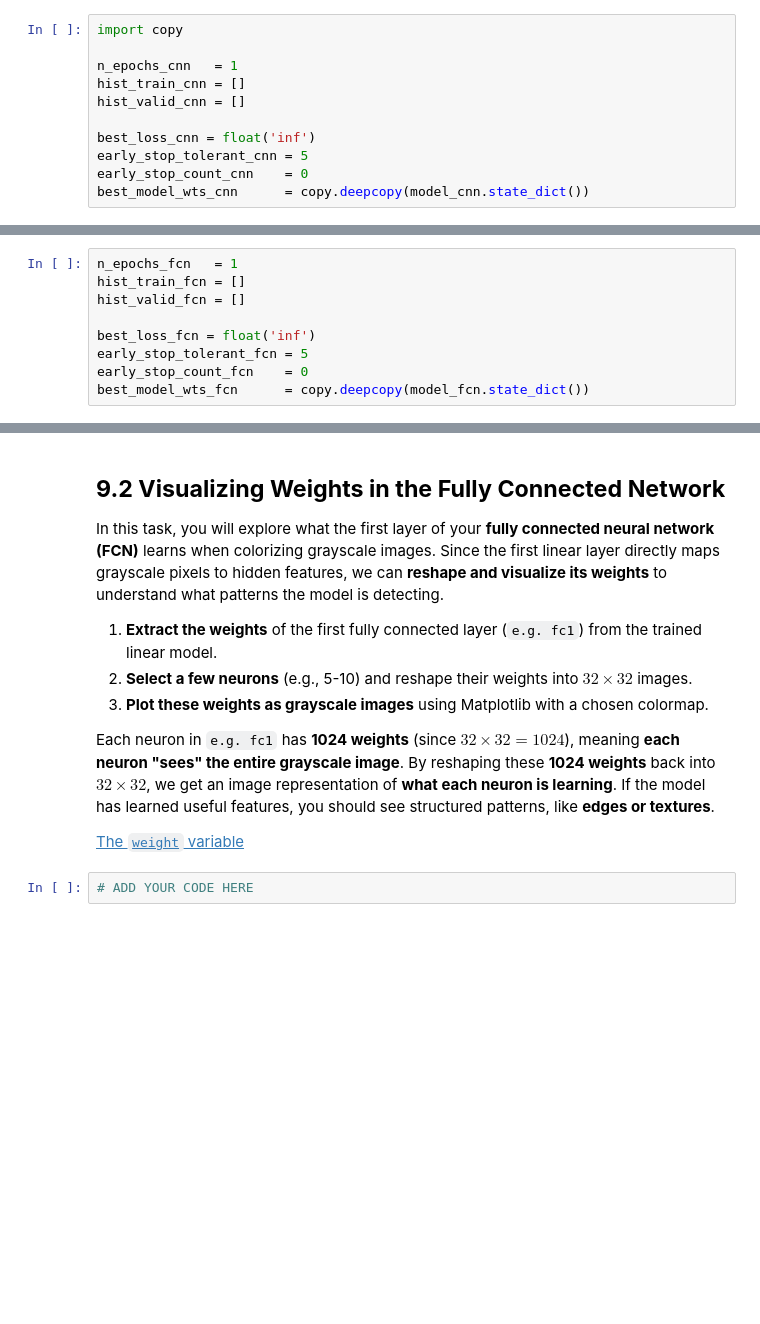
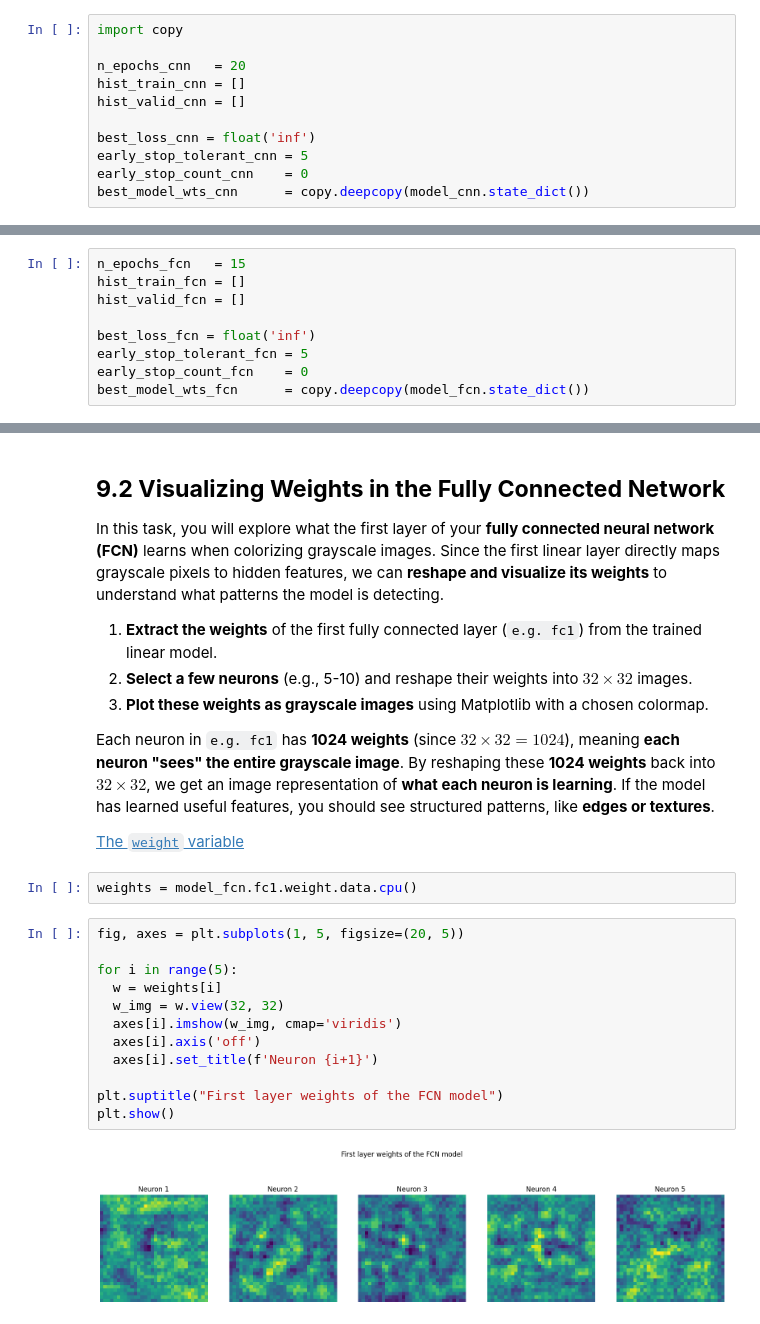
Before and after one commit to x3gan/elte-msc, a Jupyter notebook: Deep Network Development/HW1_Image_Colorization_24_25.ipynb, the cells around one changed output, grey strips where cells are left out. Saved outputs shown, nothing was run; the diff lists cells and outputs as text; blank space fills up the shorter version.

```diff
--- a/Deep Network Development/HW1_Image_Colorization_24_25.ipynb
+++ b/Deep Network Development/HW1_Image_Colorization_24_25.ipynb
@@ -644,7 +644,7 @@ When implementing the training loop, ensure the following key aspects are includ
 # %%
 import copy
 
-n_epochs_cnn   = 1
+n_epochs_cnn   = 20
 hist_train_cnn = []
 hist_valid_cnn = []
 
@@ -711,5 +710,5 @@ KeyboardInterrupt:
 # %%
-n_epochs_fcn   = 1
+n_epochs_fcn   = 15
 hist_train_fcn = []
 hist_valid_fcn = []
 
@@ -986,8 +1021,22 @@ In this task, you will explore what the first layer of your **fully connected ne
 Each neuron in `e.g. fc1` has **1024 weights** (since $ 32 \times 32 = 1024 $), meaning **each neuron "sees" the entire grayscale image**. By reshaping these **1024 weights** back into $ 32 \times 32 $, we get an image representation of **what each neuron is learning**. If the model has learned useful features, you should see structured patterns, like **edges or textures**.
 
 [The `weight` variable](https://pytorch.org/docs/stable/generated/torch.nn.Linear.html)
-# %%
-# ADD YOUR CODE HERE
+# %%
+weights = model_fcn.fc1.weight.data.cpu()
+# %%
+fig, axes = plt.subplots(1, 5, figsize=(20, 5))
+
+for i in range(5):
+  w = weights[i]
+  w_img = w.view(32, 32)
+  axes[i].imshow(w_img, cmap='viridis')
+  axes[i].axis('off')
+  axes[i].set_title(f'Neuron {i+1}')
+
+plt.suptitle("First layer weights of the FCN model")
+plt.show()
+# %% [output]
+[figure, added]
 # %% [markdown]
 Please make sure to download your `.ipynb` file, and upload it to **Canvas** on time!
 
```
Also changed, not shown: parts of 10 cells of this notebook.
